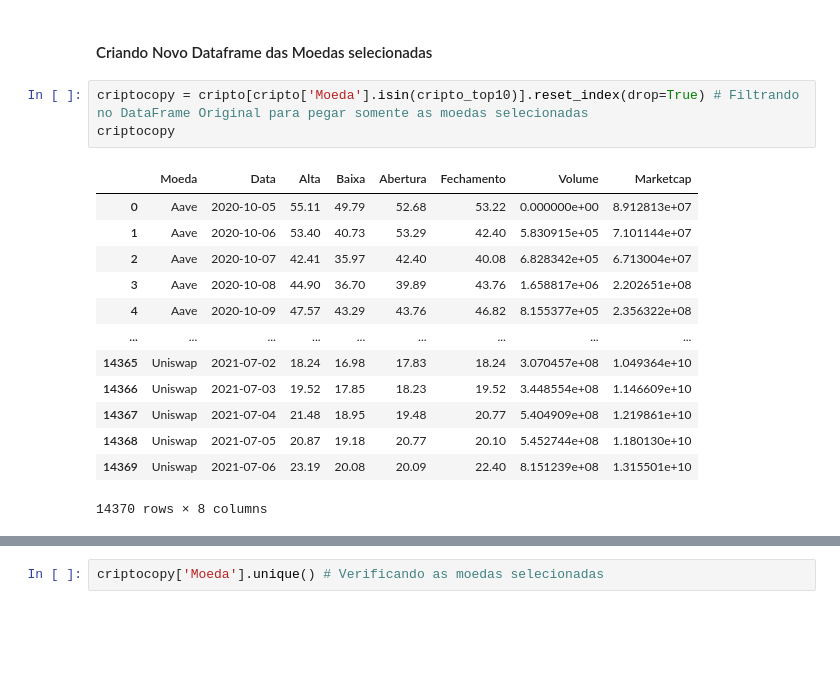
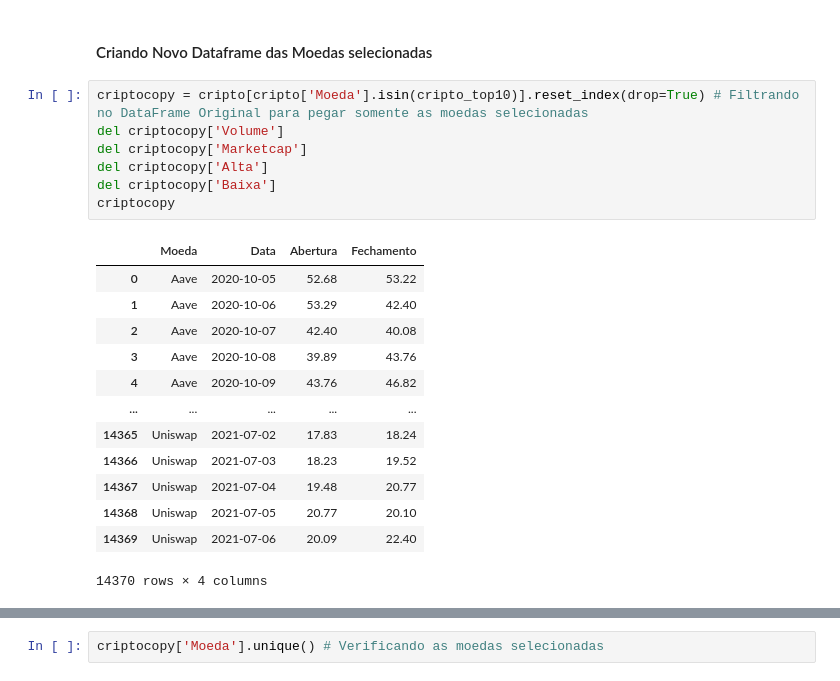
Before and after one commit to NewKanvas/M5-Projeto-5, a Jupyter notebook: Code/crypto_anlys.ipynb, the cells around one changed output, grey strips where cells are left out. Drawn from its saved outputs; the diff is of its cells as text; blank space fills up the shorter version.

```diff
--- a/Code/crypto_anlys.ipynb
+++ b/Code/crypto_anlys.ipynb
@@ -260,18 +260,22 @@ cripto_top10
 #### Criando Novo Dataframe das Moedas selecionadas
 # %%
 criptocopy = cripto[cripto['Moeda'].isin(cripto_top10)].reset_index(drop=True) # Filtrando no DataFrame Original para pegar somente as moedas selecionadas
+del criptocopy['Volume']
+del criptocopy['Marketcap']
+del criptocopy['Alta']
+del criptocopy['Baixa']
 criptocopy
 # %% [output]
-|  | Moeda | Data | Alta | Baixa | Abertura | Fechamento | Volume | Marketcap |
-| 0 | Aave | 2020-10-05 | 55.11 | 49.79 | 52.68 | 53.22 | 0.000000e+00 | 8.912813e+07 |
-| 1 | Aave | 2020-10-06 | 53.40 | 40.73 | 53.29 | 42.40 | 5.830915e+05 | 7.101144e+07 |
-| 2 | Aave | 2020-10-07 | 42.41 | 35.97 | 42.40 | 40.08 | 6.828342e+05 | 6.713004e+07 |
-| 3 | Aave | 2020-10-08 | 44.90 | 36.70 | 39.89 | 43.76 | 1.658817e+06 | 2.202651e+08 |
-| 4 | Aave | 2020-10-09 | 47.57 | 43.29 | 43.76 | 46.82 | 8.155377e+05 | 2.356322e+08 |
-| ... | ... | ... | ... | ... | ... | ... | ... | ... |
-| 14365 | Uniswap | 2021-07-02 | 18.24 | 16.98 | 17.83 | 18.24 | 3.070457e+08 | 1.049364e+10 |
-| 14366 | Uniswap | 2021-07-03 | 19.52 | 17.85 | 18.23 | 19.52 | 3.448554e+08 | 1.146609e+10 |
-| 14367 | Uniswap | 2021-07-04 | 21.48 | 18.95 | 19.48 | 20.77 | 5.404909e+08 | 1.219861e+10 |
-| 14368 | Uniswap | 2021-07-05 | 20.87 | 19.18 | 20.77 | 20.10 | 5.452744e+08 | 1.180130e+10 |
-| 14369 | Uniswap | 2021-07-06 | 23.19 | 20.08 | 20.09 | 22.40 | 8.151239e+08 | 1.315501e+10 |
+|  | Moeda | Data | Abertura | Fechamento |
+| 0 | Aave | 2020-10-05 | 52.68 | 53.22 |
+| 1 | Aave | 2020-10-06 | 53.29 | 42.40 |
+| 2 | Aave | 2020-10-07 | 42.40 | 40.08 |
+| 3 | Aave | 2020-10-08 | 39.89 | 43.76 |
+| 4 | Aave | 2020-10-09 | 43.76 | 46.82 |
+| ... | ... | ... | ... | ... |
+| 14365 | Uniswap | 2021-07-02 | 17.83 | 18.24 |
+| 14366 | Uniswap | 2021-07-03 | 18.23 | 19.52 |
+| 14367 | Uniswap | 2021-07-04 | 19.48 | 20.77 |
+| 14368 | Uniswap | 2021-07-05 | 20.77 | 20.10 |
+| 14369 | Uniswap | 2021-07-06 | 20.09 | 22.40 |
-14370 rows × 8 columns
+14370 rows × 4 columns
```
Also changed, not shown: parts of 12 cells of this notebook.
